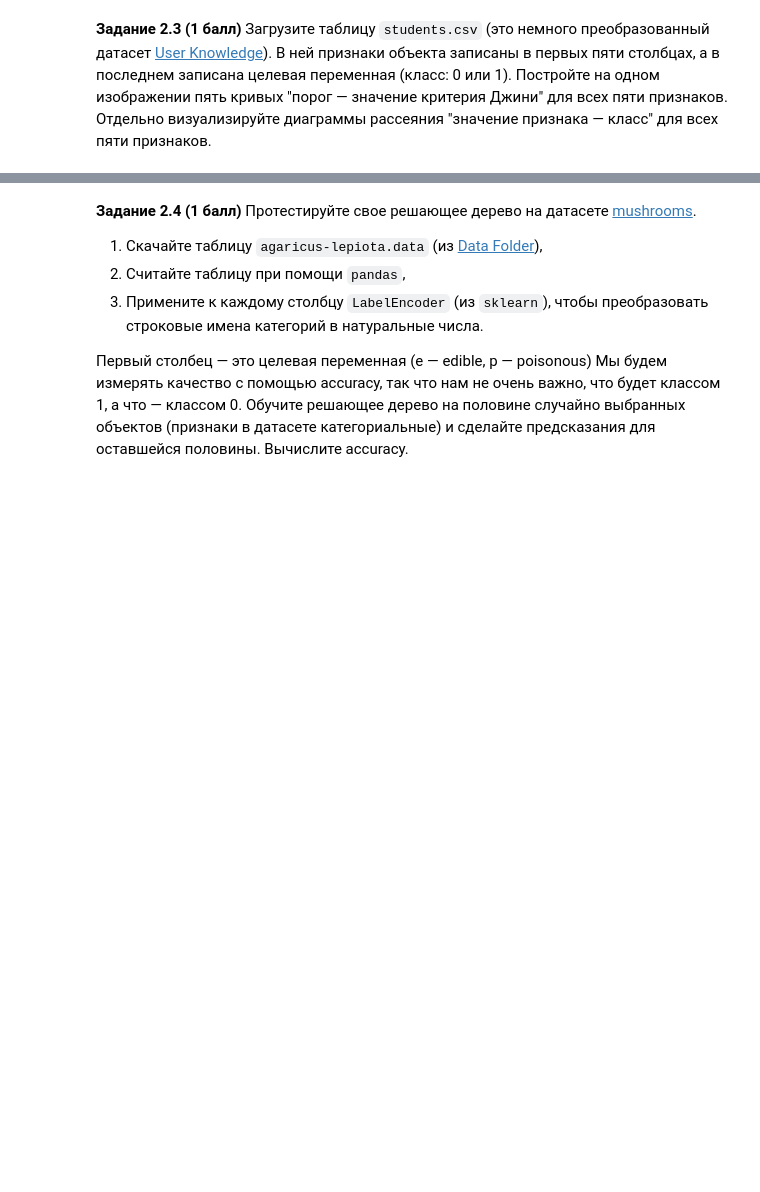
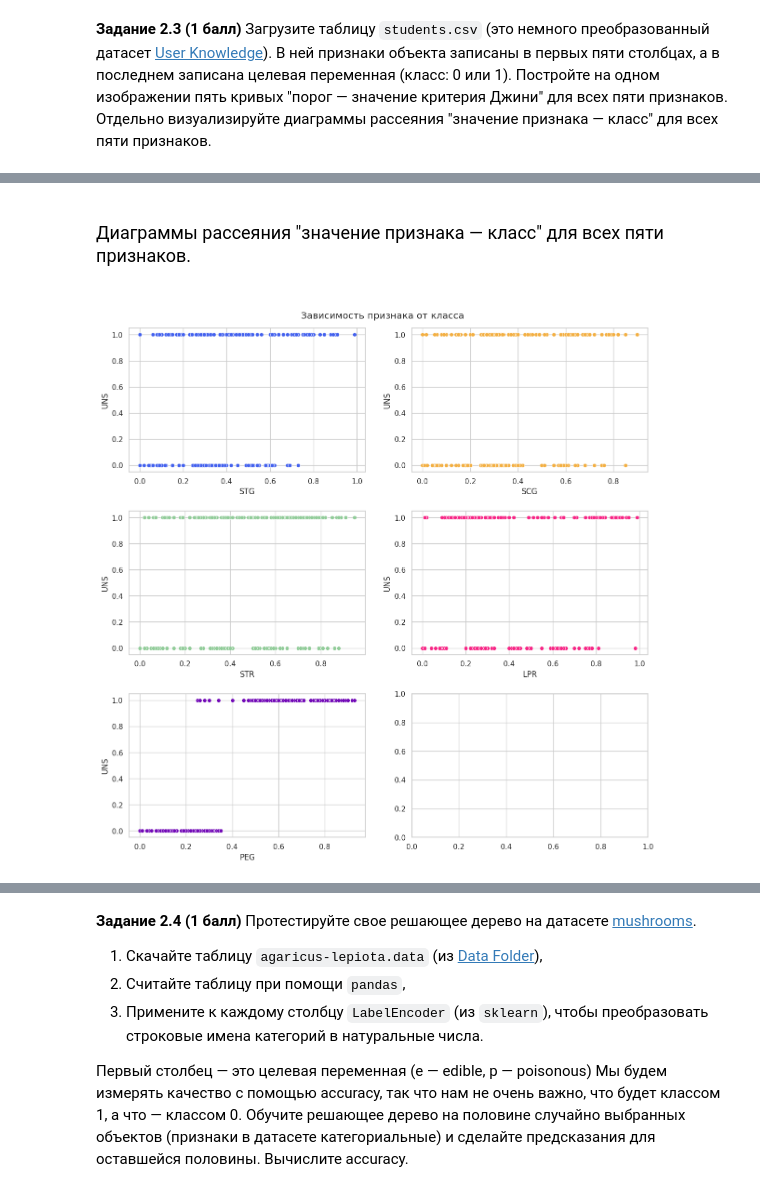
Before and after one commit to 1mmo/data-analysis-handbook, a Jupyter notebook: handbook/Machine Learning/algorithms/trees_hm05/hw05-trees-rf.ipynb, the cells around one changed output, grey strips where cells are left out. Cells and saved outputs as stored; diff of their text form; code cells hidden in the pictures; blank space fills up the shorter version.

```diff
--- a/handbook/Machine Learning/algorithms/trees_hm05/hw05-trees-rf.ipynb
+++ b/handbook/Machine Learning/algorithms/trees_hm05/hw05-trees-rf.ipynb
@@ -535 +588,23 @@ class DecisionTree:
+# %% [markdown]
+<br>
+<font size=4>Диаграммы рассеяния "значение признака — класс" для всех пяти признаков.</font><br>
+<br>
+# %%
+fig, ax = plt.subplots(3, 2, figsize=(12, 12))
+ax = ax.flatten()
+fig.suptitle('Зависимость признака от класса')
+fig.tight_layout(h_pad=3, w_pad=3)
+fig.subplots_adjust(top=0.95)
+
+points_colors = {'STG': '#4361EE',
+                 'SCG': '#F3AF42',
+                 'STR': '#91CC99',
+                 'LPR': "#F72585",
+                 'PEG': '#7209B7'}
+
+sns.set_theme(style='whitegrid', palette='pastel')
+for index, col in enumerate(data.iloc[:, :-1]):
+    sns.scatterplot(x=col, y='UNS', data=data, ax=ax[index], color=points_colors[col])
+# %% [output]
+[figure, added]
 # %% [markdown]
```
Also changed, not shown: parts of 12 cells of this notebook.
